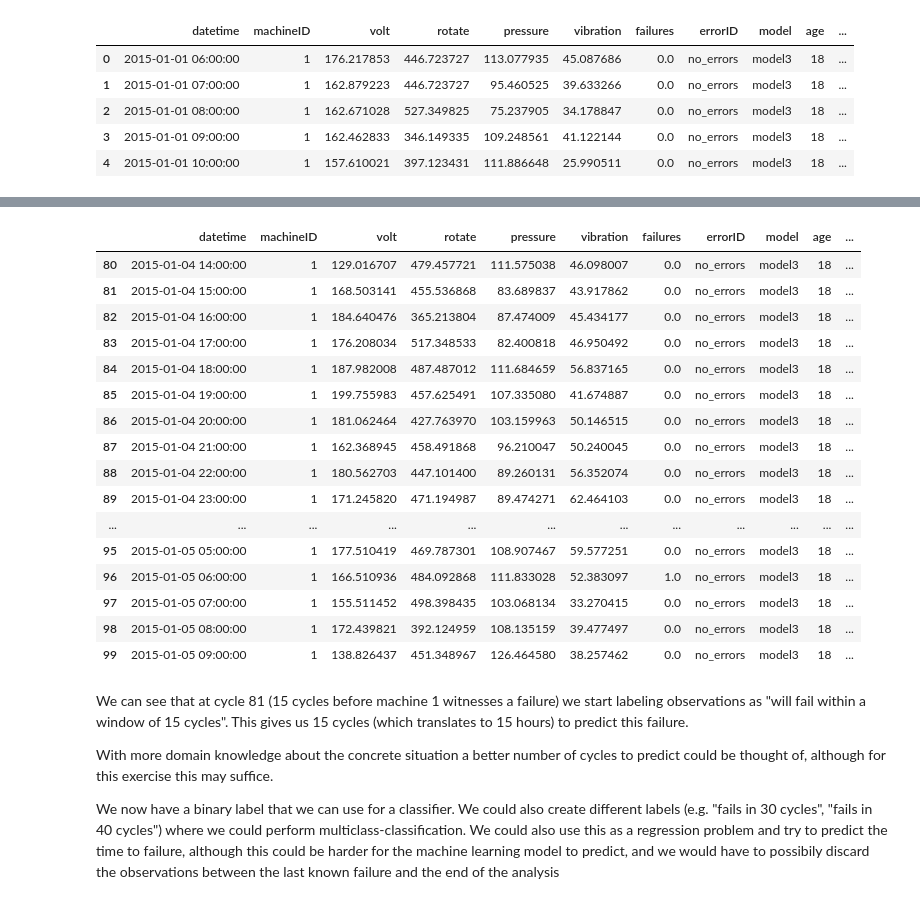
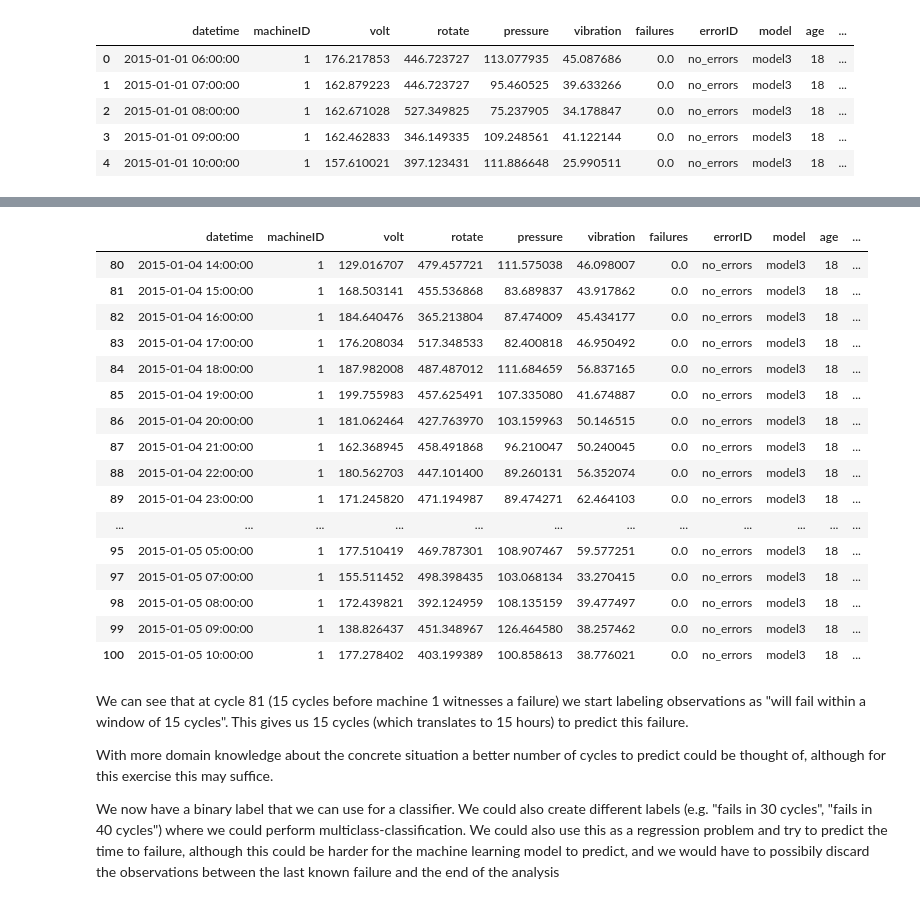
Before and after one commit to M20190649/tblx-challenge, a Jupyter notebook: notebooks/ds_challenge_second_part.ipynb, the cells around one changed output, grey strips where cells are left out. Saved outputs shown, nothing was run; the diff lists cells and outputs as text; code cells hidden in the pictures.

Commit message:
Removed the time of failure

```diff
--- a/notebooks/ds_challenge_second_part.ipynb
+++ b/notebooks/ds_challenge_second_part.ipynb
@@ -310,27 +332,29 @@ Looking at the data we see that each cycle (an observation of each machine) repr
 # %%
-fail_window = 15
-telemetry['fails_in_15'] = np.where(telemetry['ttf'] <= fail_window, 1, 0)
+telemetry['fails_in_15'] = np.where(telemetry['ttf'] <= 15, 1, 0)
+
+# Keep only the observations where machine have not failed yet
+telemetry = telemetry[telemetry["failures"] == 0]
 
 # Viewing that our `fails_in_15` column is correct
 telemetry.iloc[80:100]
 # %% [output]
 |  | datetime | machineID | volt | rotate | pressure | vibration | failures | errorID | model | age | ... |
 | 80 | 2015-01-04 14:00:00 | 1 | 129.016707 | 479.457721 | 111.575038 | 46.098007 | 0.0 | no_errors | model3 | 18 | ... |
 | 81 | 2015-01-04 15:00:00 | 1 | 168.503141 | 455.536868 | 83.689837 | 43.917862 | 0.0 | no_errors | model3 | 18 | ... |
 | 82 | 2015-01-04 16:00:00 | 1 | 184.640476 | 365.213804 | 87.474009 | 45.434177 | 0.0 | no_errors | model3 | 18 | ... |
 | 83 | 2015-01-04 17:00:00 | 1 | 176.208034 | 517.348533 | 82.400818 | 46.950492 | 0.0 | no_errors | model3 | 18 | ... |
 | 84 | 2015-01-04 18:00:00 | 1 | 187.982008 | 487.487012 | 111.684659 | 56.837165 | 0.0 | no_errors | model3 | 18 | ... |
 | 85 | 2015-01-04 19:00:00 | 1 | 199.755983 | 457.625491 | 107.335080 | 41.674887 | 0.0 | no_errors | model3 | 18 | ... |
 | 86 | 2015-01-04 20:00:00 | 1 | 181.062464 | 427.763970 | 103.159963 | 50.146515 | 0.0 | no_errors | model3 | 18 | ... |
 | 87 | 2015-01-04 21:00:00 | 1 | 162.368945 | 458.491868 | 96.210047 | 50.240045 | 0.0 | no_errors | model3 | 18 | ... |
 | 88 | 2015-01-04 22:00:00 | 1 | 180.562703 | 447.101400 | 89.260131 | 56.352074 | 0.0 | no_errors | model3 | 18 | ... |
 | 89 | 2015-01-04 23:00:00 | 1 | 171.245820 | 471.194987 | 89.474271 | 62.464103 | 0.0 | no_errors | model3 | 18 | ... |
 | ... | ... | ... | ... | ... | ... | ... | ... | ... | ... | ... | ... |
 | 95 | 2015-01-05 05:00:00 | 1 | 177.510419 | 469.787301 | 108.907467 | 59.577251 | 0.0 | no_errors | model3 | 18 | ... |
-| 96 | 2015-01-05 06:00:00 | 1 | 166.510936 | 484.092868 | 111.833028 | 52.383097 | 1.0 | no_errors | model3 | 18 | ... |
 | 97 | 2015-01-05 07:00:00 | 1 | 155.511452 | 498.398435 | 103.068134 | 33.270415 | 0.0 | no_errors | model3 | 18 | ... |
 | 98 | 2015-01-05 08:00:00 | 1 | 172.439821 | 392.124959 | 108.135159 | 39.477497 | 0.0 | no_errors | model3 | 18 | ... |
 | 99 | 2015-01-05 09:00:00 | 1 | 138.826437 | 451.348967 | 126.464580 | 38.257462 | 0.0 | no_errors | model3 | 18 | ... |
+| 100 | 2015-01-05 10:00:00 | 1 | 177.278402 | 403.199389 | 100.858613 | 38.776021 | 0.0 | no_errors | model3 | 18 | ... |
 # %% [markdown]
 We can see that at cycle 81 (15 cycles before machine 1 witnesses a failure) we start labeling observations as "will fail within a window of 15 cycles". This gives us 15 cycles (which translates to 15 hours) to predict this failure.
 
```
Also changed, not shown: parts of 5 cells of this notebook.
